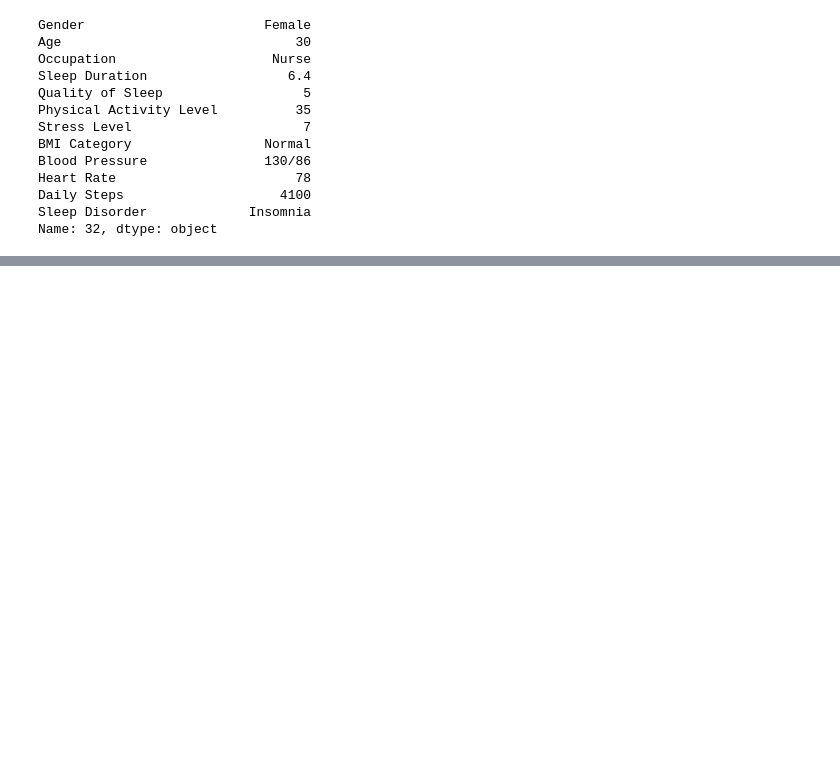
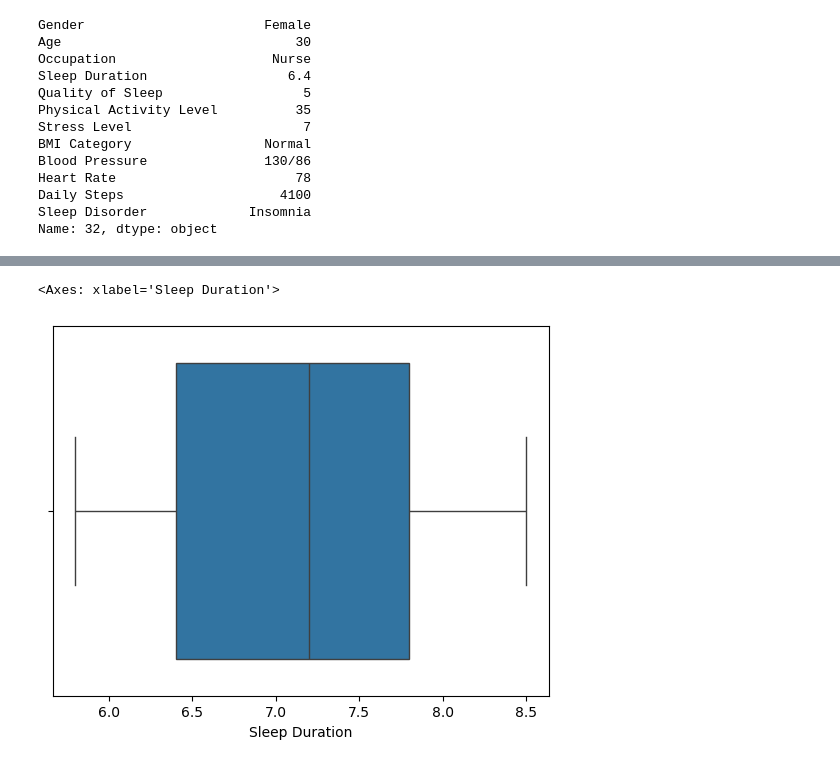
Before and after one commit to KALEOUUU/Junior-Data-Science-Competition, a Jupyter notebook: kerjain.ipynb, the cells around one changed output, grey strips where cells are left out. Saved outputs shown, nothing was run; the diff lists cells and outputs as text; code cells hidden in the pictures; blank space fills up the shorter version.

```diff
--- a/kerjain.ipynb
+++ b/kerjain.ipynb
@@ -120,0 +168,5 @@ Name: 32, dtype: object
+# %%
+sns.boxplot(x=data['Sleep Duration'])
+# %% [output]
+<Axes: xlabel='Sleep Duration'>
+[figure, added]
```
Also changed, not shown: parts of 7 cells of this notebook.
